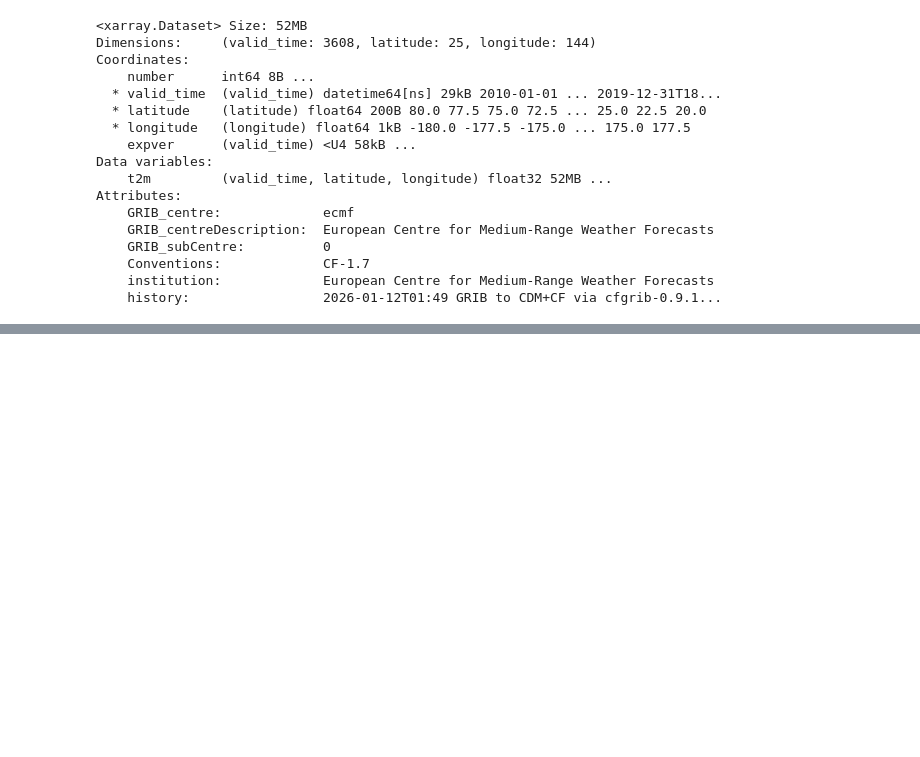
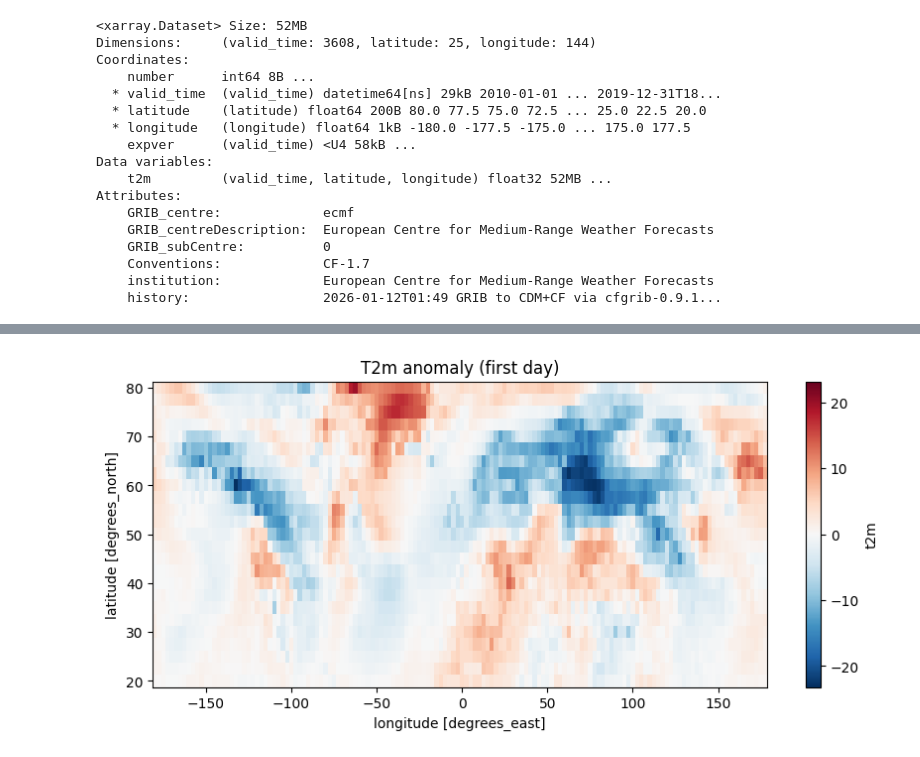
Before and after one commit to zhuoyl03/CNN-Based-Predictability-of-Extreme-Weather, a Jupyter notebook: notebook/eda.ipynb, the cells around one changed output, grey strips where cells are left out. Saved outputs shown, nothing was run; the diff lists cells and outputs as text; code cells hidden in the pictures; blank space fills up the shorter version.

Commit message:
Generate daily Z500 and T2m anomalies from ERA5 reanalysis.

```diff
--- a/notebook/eda.ipynb
+++ b/notebook/eda.ipynb
@@ -102,0 +108,23 @@ Attributes:
+# %%
+# daily mean
+t2m_daily = (
+    ds_t2m["t2m"]
+    .resample(valid_time="1D")
+    .mean()
+    - 273.15
+)
+
+# climatology
+clim = t2m_daily.groupby("valid_time.dayofyear").mean("valid_time")
+# anomaly
+t2m_anom = t2m_daily.groupby("valid_time.dayofyear") - clim
+
+
+da = t2m_anom.isel(valid_time=0)
+
+plt.figure(figsize=(10,4))
+da.plot(cmap="RdBu_r")
+plt.title("T2m anomaly (first day)")
+plt.show()
+# %% [output]
+[figure, added]
```
Also changed, not shown: parts of 4 cells of this notebook, 3 other files.
